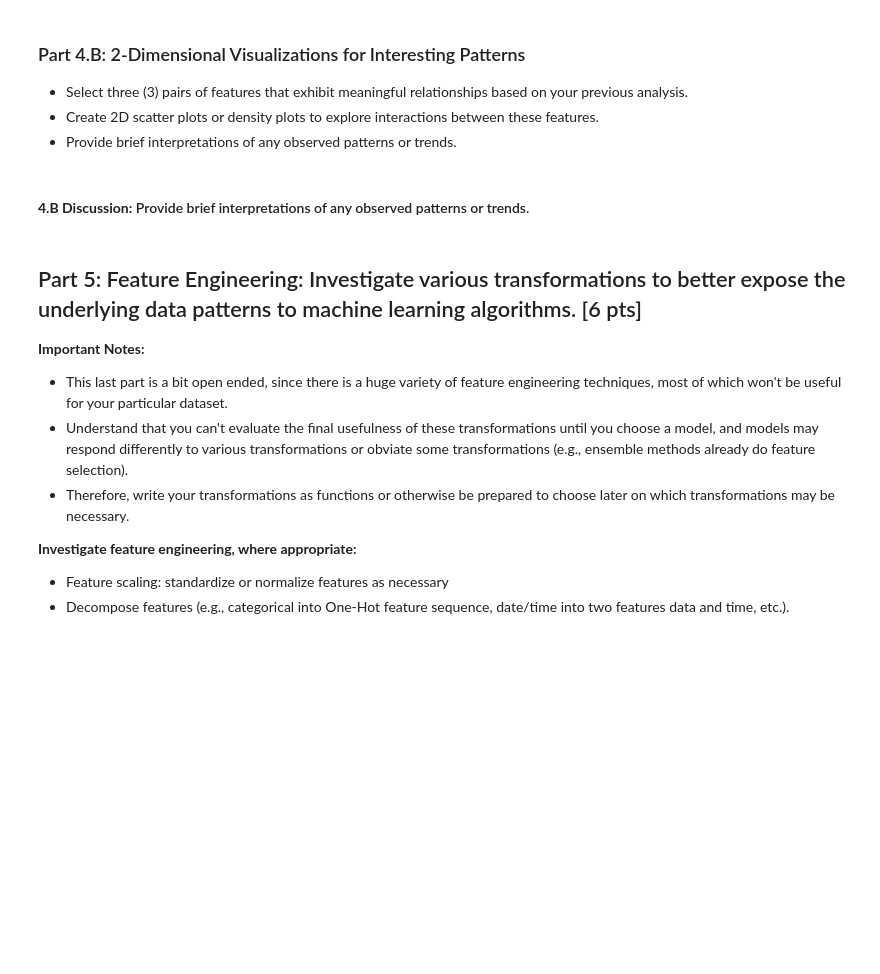
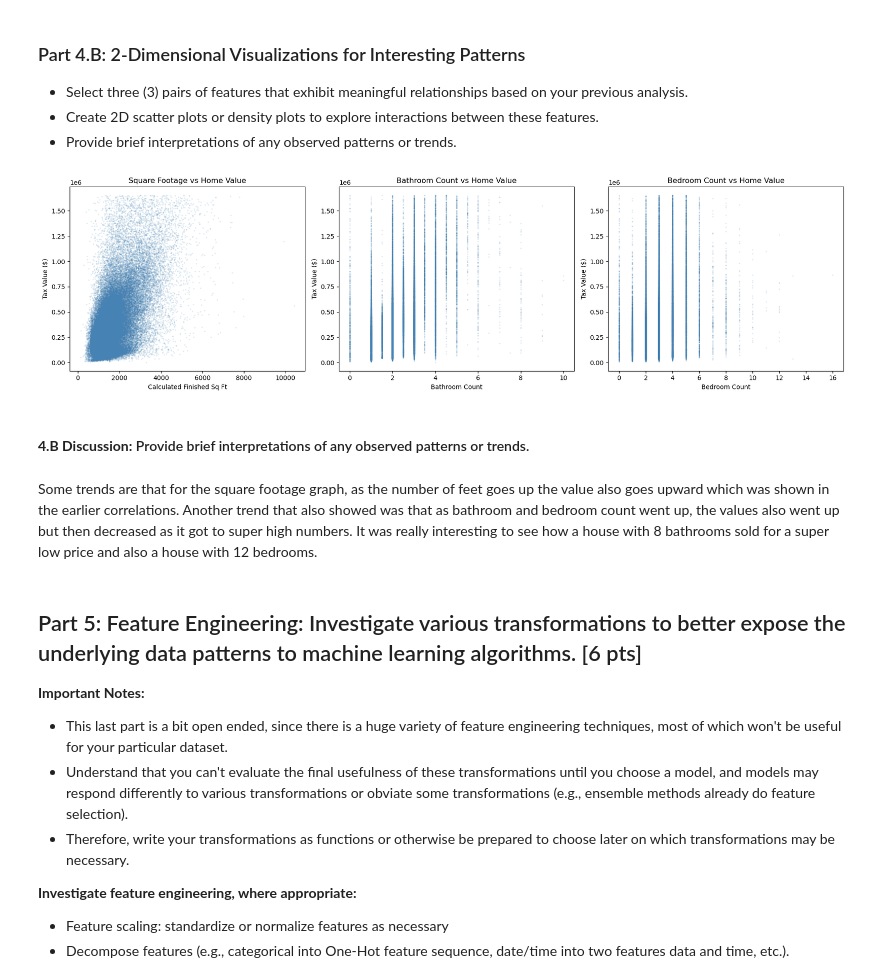
Before and after one commit to GJG1991/milestone1, a Jupyter notebook: Milestone_01.ipynb, the cells around one changed output. Saved outputs shown, nothing was run; the diff lists cells and outputs as text; code cells hidden in the pictures; blank space fills up the shorter version.

```diff
--- a/Milestone_01.ipynb
+++ b/Milestone_01.ipynb
@@ -581,8 +789,32 @@ Pay particular attention to especially interesting and/or strongly correlated fe
    - Select three (3) pairs of features that exhibit meaningful relationships based on your previous analysis.
    - Create 2D scatter plots or density plots to explore interactions between these features.
    - Provide brief interpretations of any observed patterns or trends.
+# %%
+fig, axes = plt.subplots(1, 3, figsize=(18, 5))
+
+axes[0].scatter(df_clean['calculatedfinishedsquarefeet'], y, alpha=0.1, s=2, color='steelblue')
+axes[0].set_xlabel('Calculated Finished Sq Ft')
+axes[0].set_ylabel('Tax Value ($)')
+axes[0].set_title('Square Footage vs Home Value')
+
+axes[1].scatter(df_clean['bathroomcnt'], y, alpha=0.1, s=2, color='steelblue')
+axes[1].set_xlabel('Bathroom Count')
+axes[1].set_ylabel('Tax Value ($)')
+axes[1].set_title('Bathroom Count vs Home Value')
+
+axes[2].scatter(df_clean['bedroomcnt'], y, alpha=0.1, s=2, color='steelblue')
+axes[2].set_xlabel('Bedroom Count')
+axes[2].set_ylabel('Tax Value ($)')
+axes[2].set_title('Bedroom Count vs Home Value')
+
+plt.tight_layout()
+plt.show()
+# %% [output]
+[figure, added]
 # %% [markdown]
 #### **4.B Discussion:** Provide brief interpretations of any observed patterns or trends.
+# %% [markdown]
+Some trends are that for the square footage graph, as the number of feet goes up the value also goes upward which was shown in the earlier correlations. Another trend that also showed was that as bathroom and bedroom count went up, the values also went up but then decreased as it got to super high numbers. It was really interesting to see how a house with 8 bathrooms sold for a super low price and also a house with 12 bedrooms.
 # %% [markdown]
 ## Part 5:  Feature Engineering: Investigate various transformations to better expose the underlying data patterns to machine learning algorithms. [6 pts]
 
```
Also changed, not shown: parts of 12 cells of this notebook.
